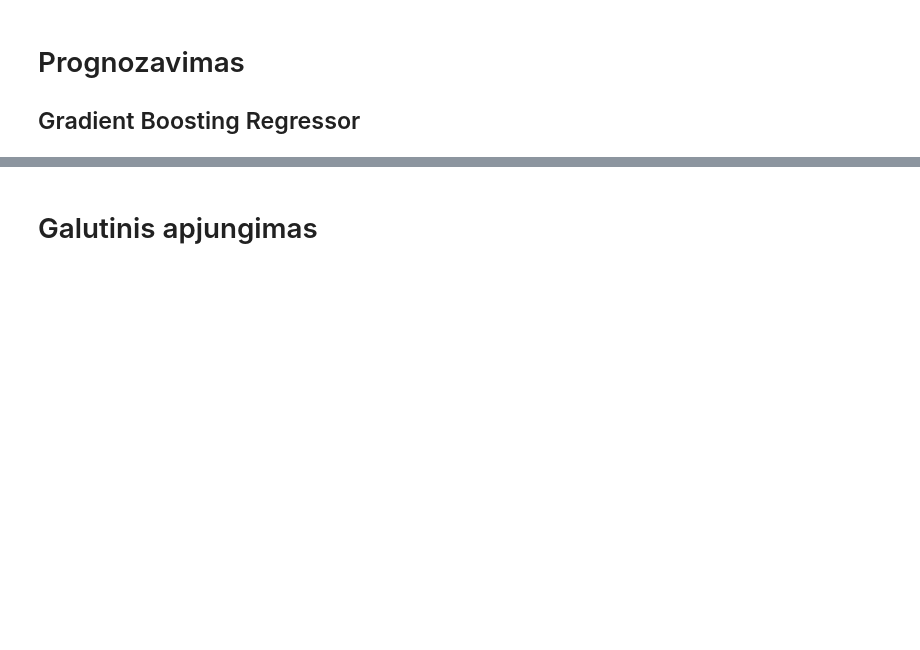
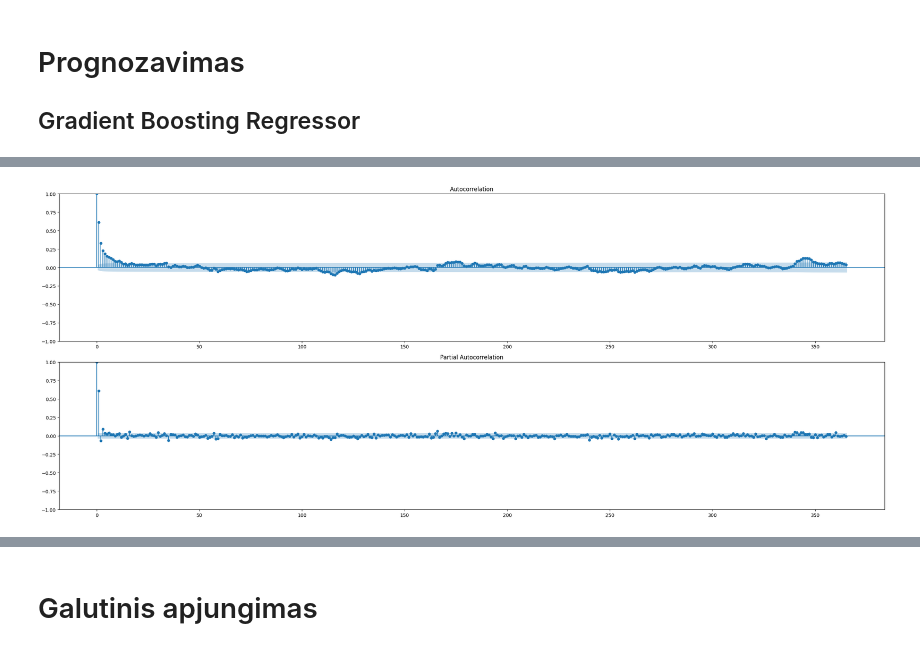
Before and after one commit to rugcer04/Duomenu_mokslo_projektas, a Jupyter notebook: code/python/datasets_prep/testing_imputation.ipynb, the cells around one changed output, grey strips where cells are left out. Cells and saved outputs as stored; diff of their text form; code cells hidden in the pictures; blank space fills up the shorter version.

```diff
--- a/code/python/datasets_prep/testing_imputation.ipynb
+++ b/code/python/datasets_prep/testing_imputation.ipynb
@@ -1030,0 +1163,10 @@ plt.show()
+# %%
+from statsmodels.graphics.tsaplots import plot_acf, plot_pacf
+
+fig, (ax1, ax2) = plt.subplots(2, 1, figsize=(25, 10))
+plot_acf(pm10_train, lags=365, ax=ax1)
+plot_pacf(pm10_train, lags=365, ax=ax2)
+plt.tight_layout()
+plt.show()
+# %% [output]
+[figure, added]
```
Also changed, not shown: parts of 42 cells of this notebook.
